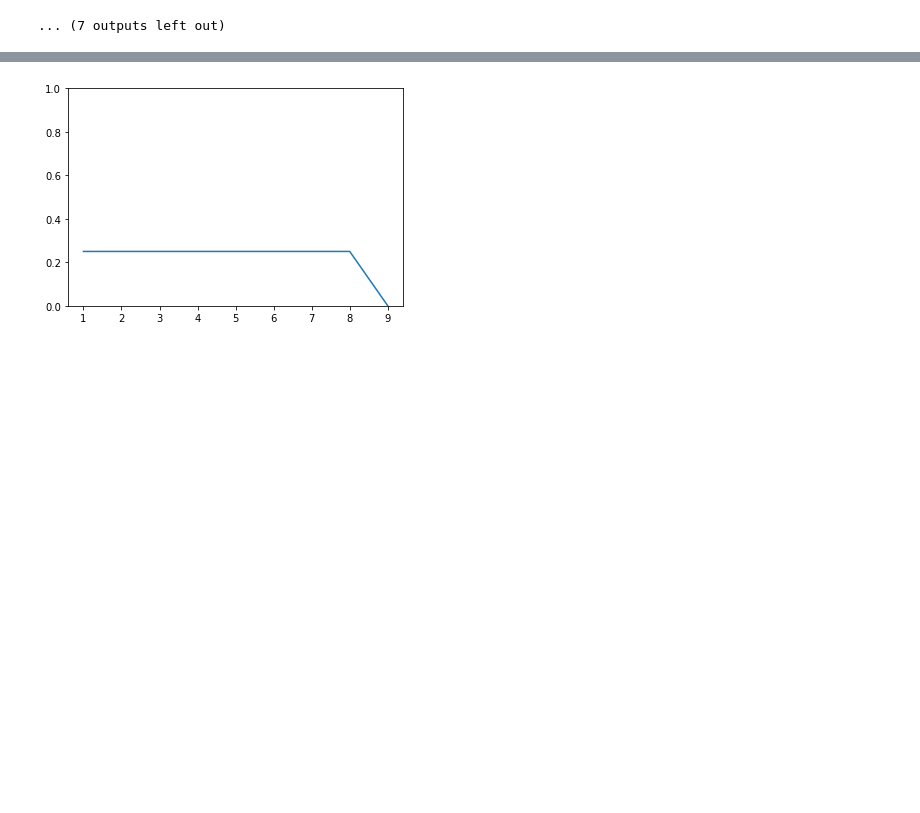
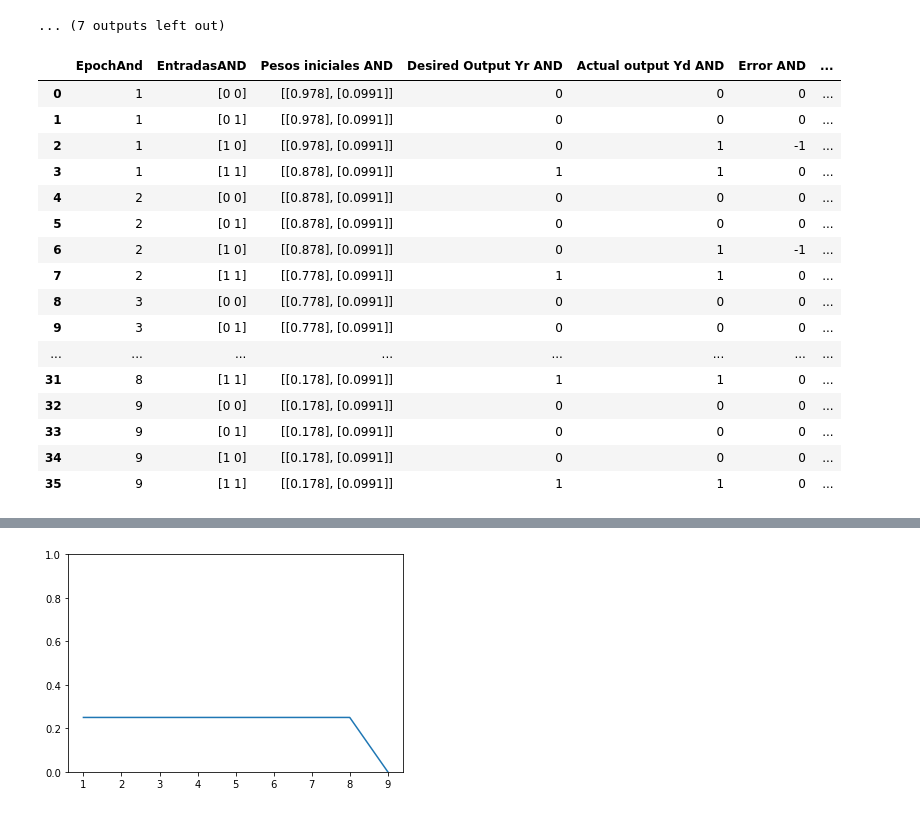
Before and after one commit to marcos261099/Practica2IA2, a Jupyter notebook: p1/L2P1-Perceptron.ipynb, the cells around one changed output, grey strips where cells are left out. Drawn from its saved outputs; the diff is of its cells as text; code cells hidden in the pictures; blank space fills up the shorter version.

```diff
--- a/p1/L2P1-Perceptron.ipynb
+++ b/p1/L2P1-Perceptron.ipynb
@@ -114,3 +115,24 @@ Ecuación del hiperplano: -4.82*x + 2.02
 [figure]
 Ecuación del hiperplano: -3.81*x + 2.02
 ... (7 outputs left out)
+# %%
+df.rename(columns={'Epoch':'EpochAnd','Entradas':'EntradasAND','Pesos iniciales':'Pesos iniciales AND','Desired Output Yr':'Desired Output Yr AND','Actual output Yd':'Actual output Yd AND','Error':'Error AND','Pesos finales':'Pesos finales AND'}, inplace=True)
+df#Cambiamos los nombres para que sea más sencillo de visualizar en el csv
+# %% [output]
+|  | EpochAnd | EntradasAND | Pesos iniciales AND | Desired Output Yr AND | Actual output Yd AND | Error AND | ... |
+| 0 | 1 | [0 0] | [[0.978], [0.0991]] | 0 | 0 | 0 | ... |
+| 1 | 1 | [0 1] | [[0.978], [0.0991]] | 0 | 0 | 0 | ... |
+| 2 | 1 | [1 0] | [[0.978], [0.0991]] | 0 | 1 | -1 | ... |
+| 3 | 1 | [1 1] | [[0.878], [0.0991]] | 1 | 1 | 0 | ... |
+| 4 | 2 | [0 0] | [[0.878], [0.0991]] | 0 | 0 | 0 | ... |
+| 5 | 2 | [0 1] | [[0.878], [0.0991]] | 0 | 0 | 0 | ... |
+| 6 | 2 | [1 0] | [[0.878], [0.0991]] | 0 | 1 | -1 | ... |
+| 7 | 2 | [1 1] | [[0.778], [0.0991]] | 1 | 1 | 0 | ... |
+| 8 | 3 | [0 0] | [[0.778], [0.0991]] | 0 | 0 | 0 | ... |
+| 9 | 3 | [0 1] | [[0.778], [0.0991]] | 0 | 0 | 0 | ... |
+| ... | ... | ... | ... | ... | ... | ... | ... |
+| 31 | 8 | [1 1] | [[0.178], [0.0991]] | 1 | 1 | 0 | ... |
+| 32 | 9 | [0 0] | [[0.178], [0.0991]] | 0 | 0 | 0 | ... |
+| 33 | 9 | [0 1] | [[0.178], [0.0991]] | 0 | 0 | 0 | ... |
+| 34 | 9 | [1 0] | [[0.178], [0.0991]] | 0 | 0 | 0 | ... |
+| 35 | 9 | [1 1] | [[0.178], [0.0991]] | 1 | 1 | 0 | ... |
```
Also changed, not shown: parts of 9 cells of this notebook.
